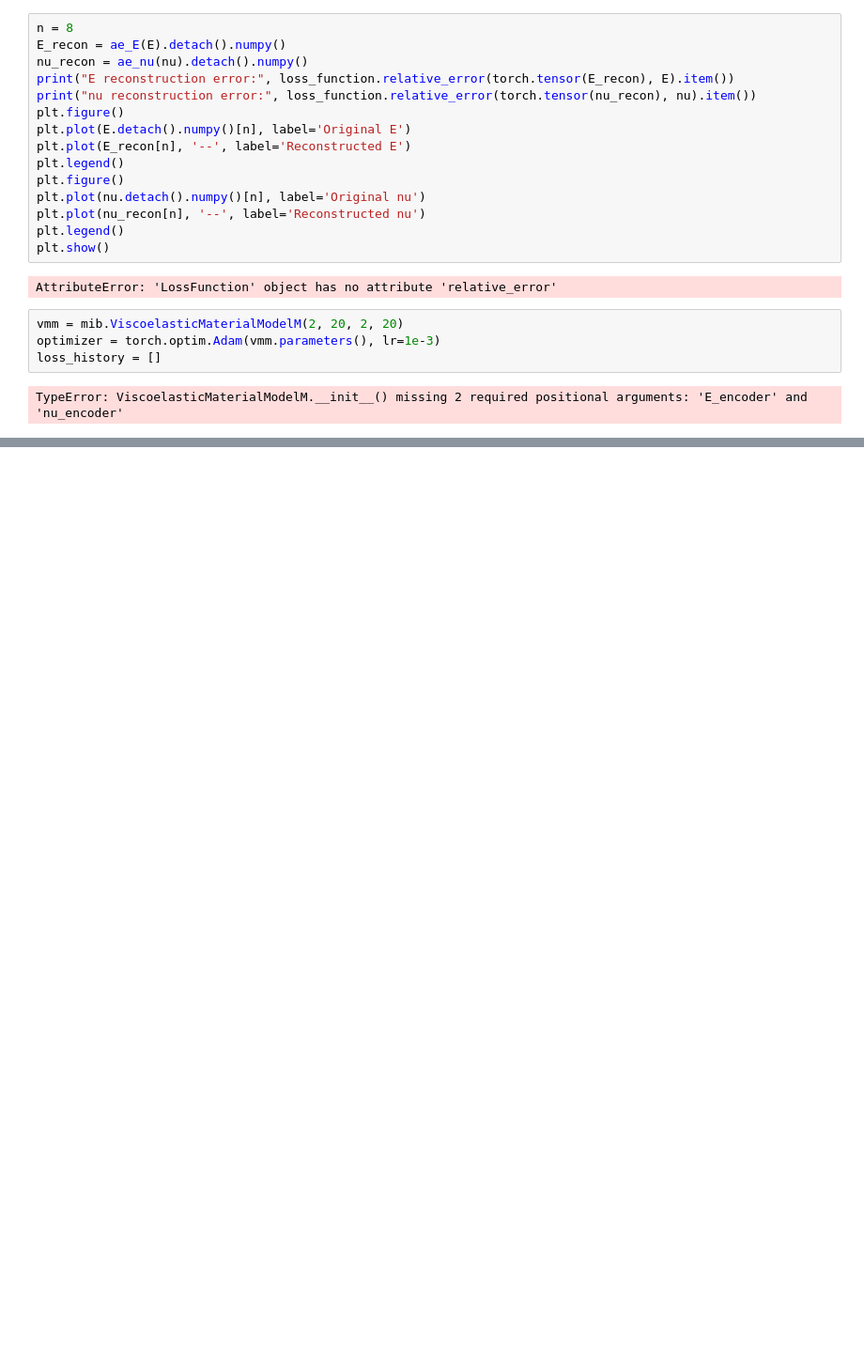
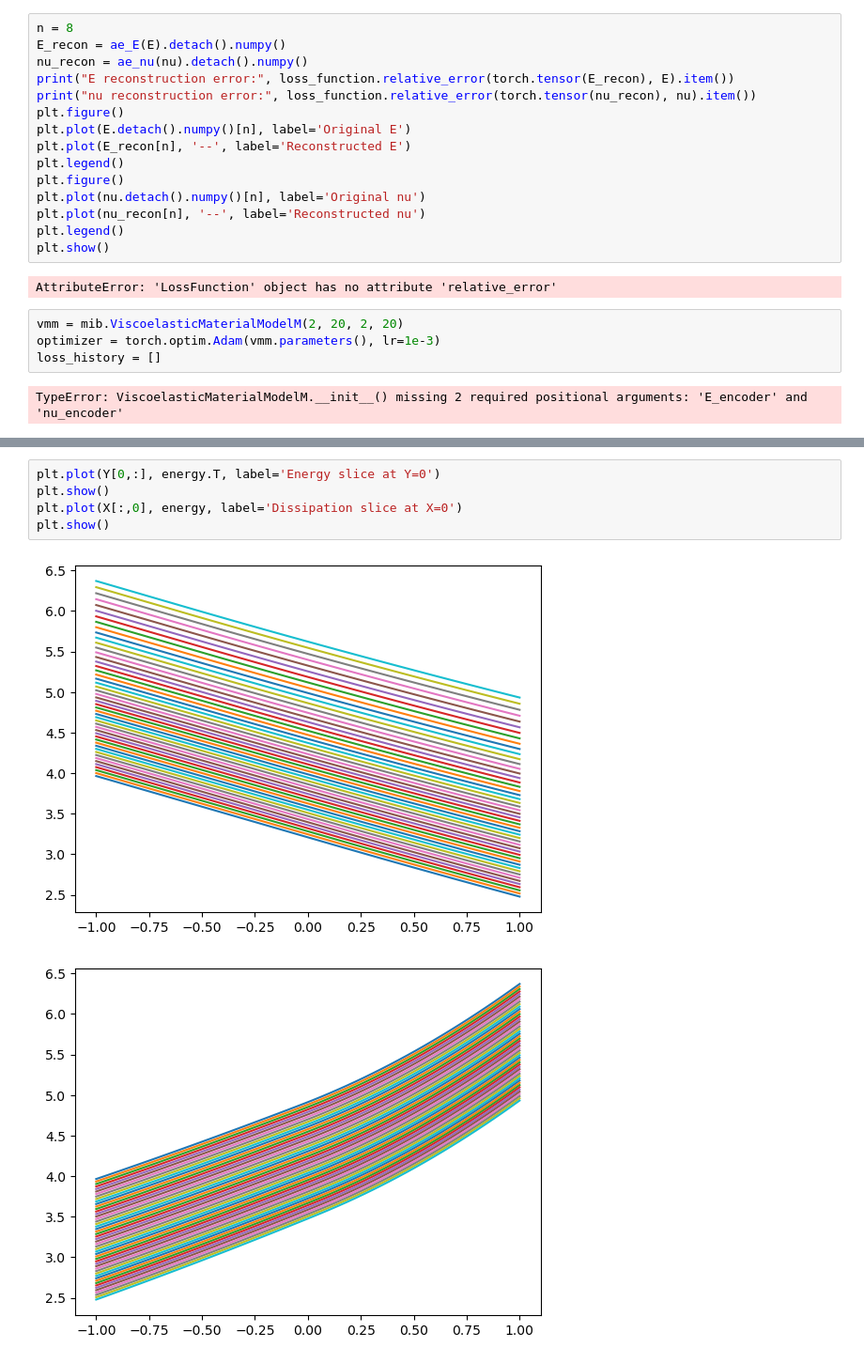
Before and after one commit to m-raj/microstructure-dependent-material-model, a Jupyter notebook: microstructure_dependent.ipynb, the cells around one changed output, grey strips where cells are left out. Shown at 94% size. Drawn from its saved outputs; the diff is of its cells as text; blank space fills up the shorter version.

```diff
--- a/microstructure_dependent.ipynb
+++ b/microstructure_dependent.ipynb
@@ -189 +186,9 @@ plt.show()
+# %%
+plt.plot(Y[0,:], energy.T, label='Energy slice at Y=0')
+plt.show()
+plt.plot(X[:,0], energy, label='Dissipation slice at X=0')
+plt.show()
+# %% [output]
+[figure, added]
+[figure, added]
 # %%
```
Also changed, not shown: parts of 19 cells of this notebook, 2 other files.
